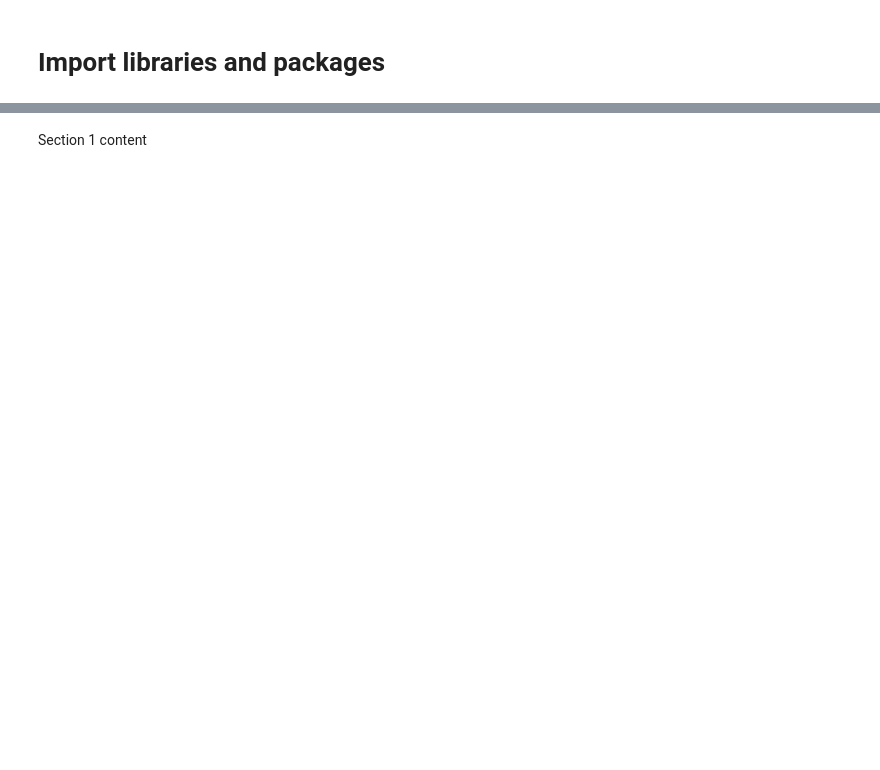
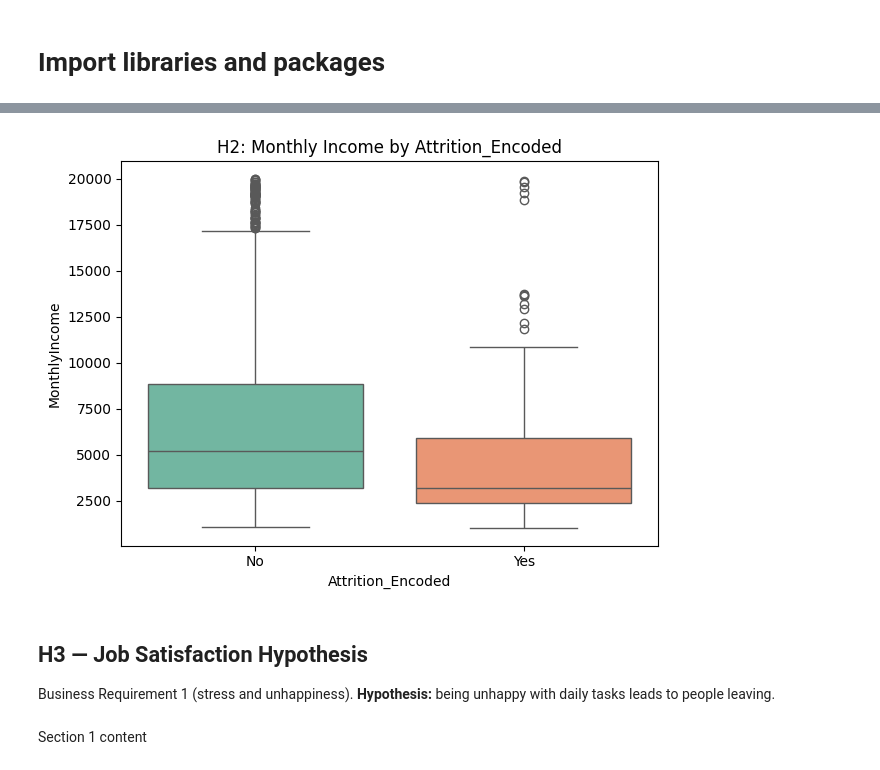
Before and after one commit to kuriakosepanicker-hub/HR_EMPLOYEE_ATTRITION_IBM, a Jupyter notebook: jupyter_notebooks/Employee_Attrition_Data_Visualisation.ipynb, the cells around one changed output, grey strips where cells are left out. Cells and saved outputs as stored; diff of their text form; code cells hidden in the pictures; blank space fills up the shorter version.

```diff
--- a/jupyter_notebooks/Employee_Attrition_Data_Visualisation.ipynb
+++ b/jupyter_notebooks/Employee_Attrition_Data_Visualisation.ipynb
@@ -59,2 +124,21 @@ import seaborn as sns
+# %%
+# The same plot command
+ax = sns.boxplot(x="Attrition_Encoded", y="MonthlyIncome", data=df,
+                  hue="Attrition_Encoded", palette="Set2", legend=False, order=[0, 1])
+
+# FIX: Set the positions first, THEN apply the text labels safely
+ax.set_xticks([0, 1])
+ax.set_xticklabels(["No", "Yes"])
+
+ax.set_xlabel("Attrition_Encoded")
+plt.title("H2: Monthly Income by Attrition_Encoded")
+plt.tight_layout()
+plt.show()
+# %% [output]
+[figure, added]
+# %% [markdown]
+## H3 — Job Satisfaction Hypothesis
+Business Requirement 1 (stress and unhappiness). **Hypothesis:** being unhappy
+with daily tasks leads to people leaving.
 # %% [markdown]
 Section 1 content
```
Also changed, not shown: parts of 49 cells of this notebook, 2 other files.
